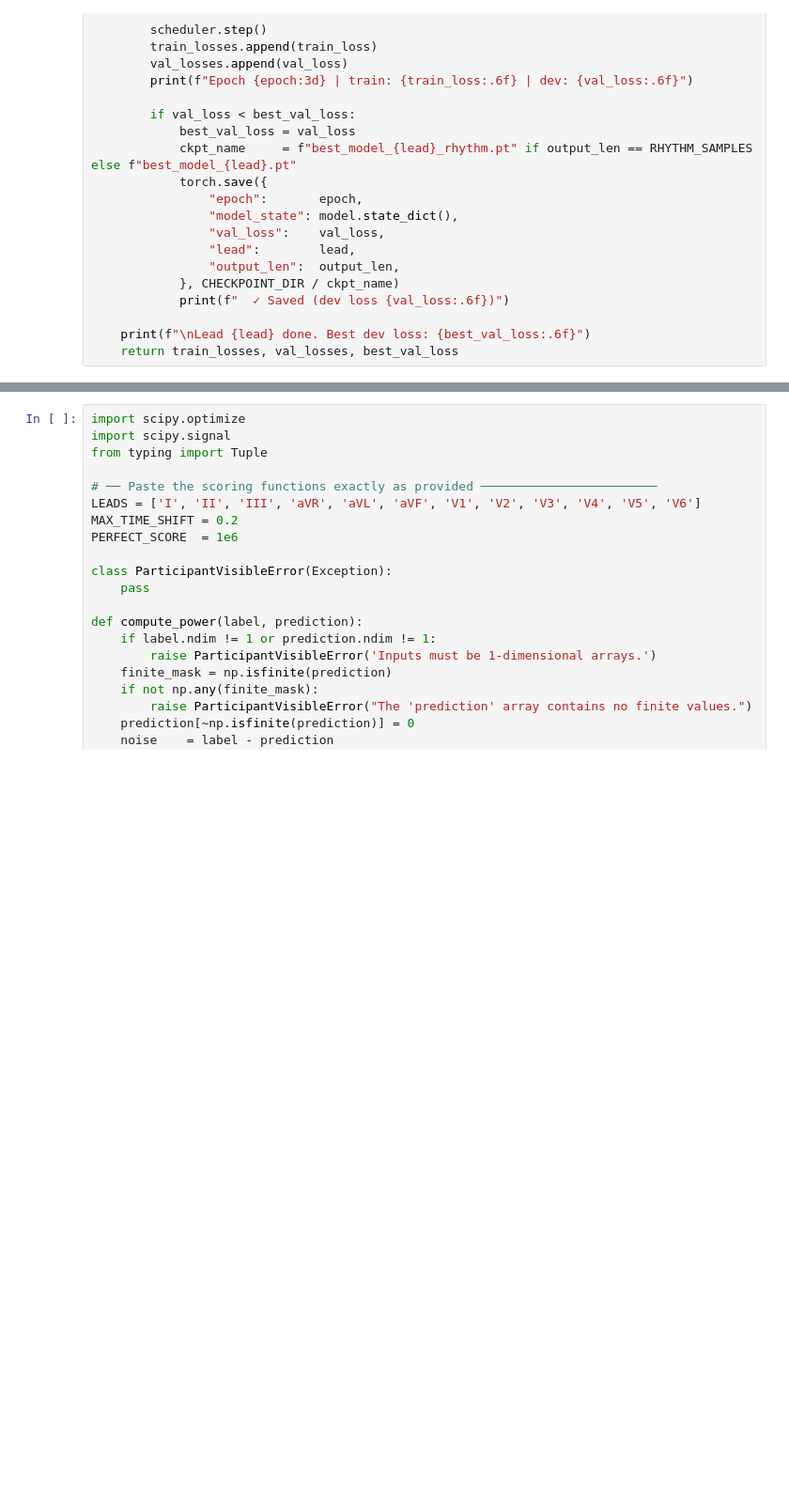
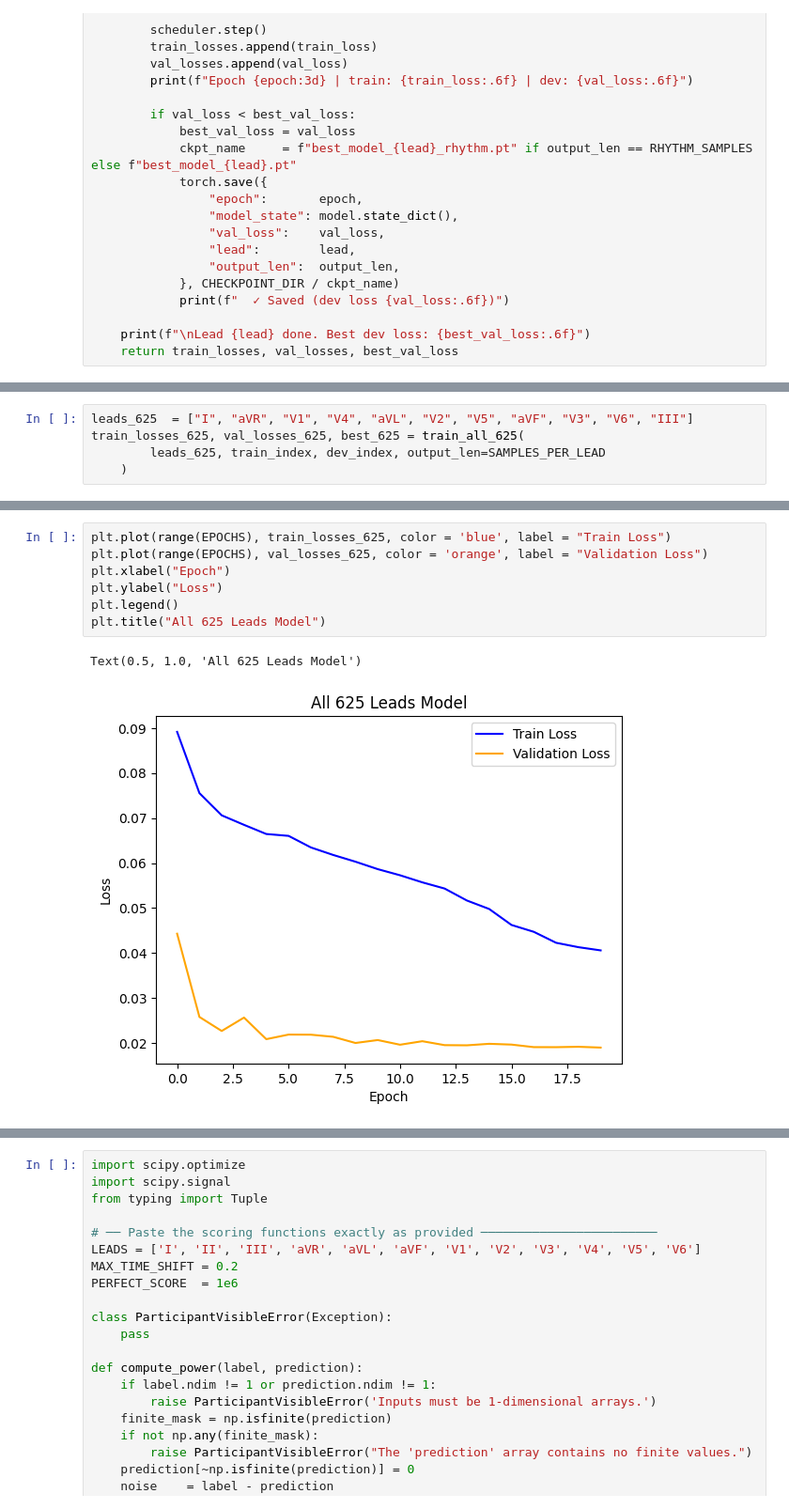
Before and after one commit to AFhmc/MLProjectSp26, a Jupyter notebook: full_ecg_pipeline.ipynb, the cells around one changed output, grey strips where cells are left out. Shown at 94% size. Cells and saved outputs as stored; diff of their text form; blank space fills up the shorter version.

Commit message:
Added and evaluated a combined model

```diff
--- a/full_ecg_pipeline.ipynb
+++ b/full_ecg_pipeline.ipynb
@@ -728,0 +799,5 @@ def train_lead(lead, train_index, dev_index, output_len, epochs=EPOCHS):
+# %%
+leads_625  = ["I", "aVR", "V1", "V4", "aVL", "V2", "V5", "aVF", "V3", "V6", "III"]
+train_losses_625, val_losses_625, best_625 = train_all_625(
+        leads_625, train_index, dev_index, output_len=SAMPLES_PER_LEAD
+    )
@@ -729,3 +827,13 @@ def train_lead(lead, train_index, dev_index, output_len, epochs=EPOCHS):
+# %%
+plt.plot(range(EPOCHS), train_losses_625, color = 'blue', label = "Train Loss")
+plt.plot(range(EPOCHS), val_losses_625, color = 'orange', label = "Validation Loss")
+plt.xlabel("Epoch")
+plt.ylabel("Loss")
+plt.legend()
+plt.title("All 625 Leads Model")
+# %% [output]
+Text(0.5, 1.0, 'All 625 Leads Model')
+[figure, added]
 # %%
 # ── Train all leads ────────────────────────────────────────────────────────
 CHECKPOINT_DIR = TRAIN_ROOT / "Checkpoints"
```
Also changed, not shown: parts of 18 cells of this notebook.
